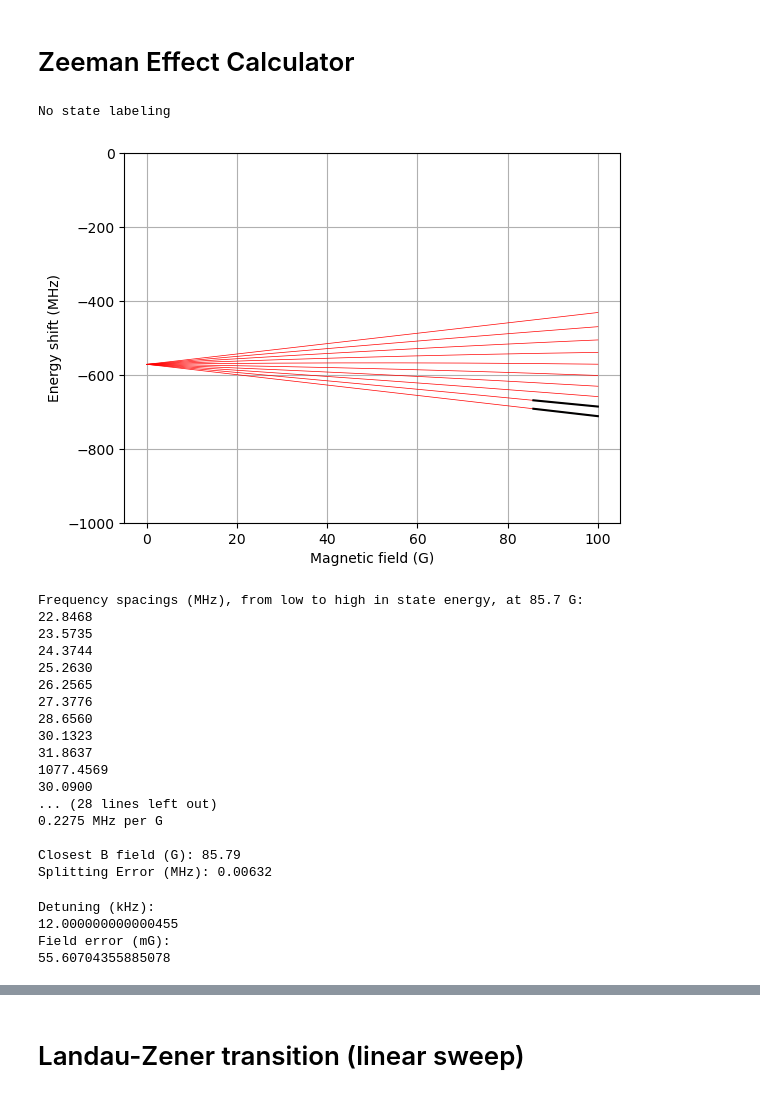
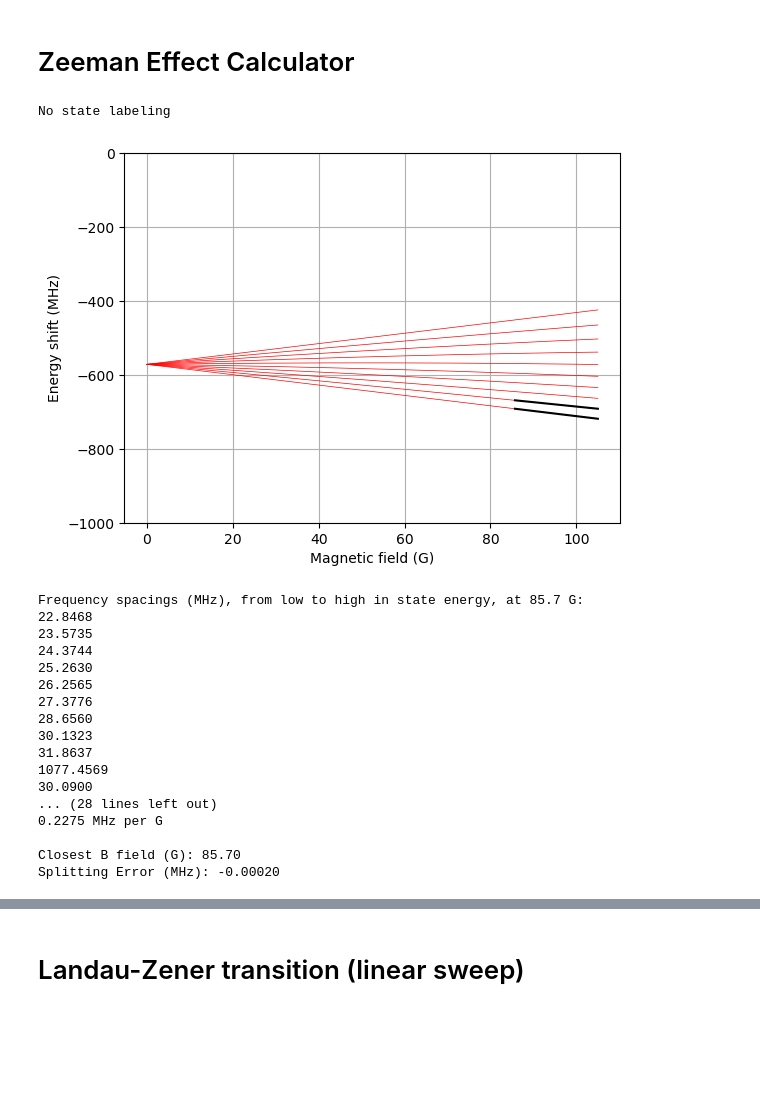
Before and after one commit to huanium/huanium, a Jupyter notebook: MIT_PhD/AMO_Calculator/AMO_Calculator.ipynb, the cells around one changed output, grey strips where cells are left out. Drawn from its saved outputs; the diff is of its cells as text; code cells hidden in the pictures; blank space fills up the shorter version.

```diff
--- a/MIT_PhD/AMO_Calculator/AMO_Calculator.ipynb
+++ b/MIT_PhD/AMO_Calculator/AMO_Calculator.ipynb
@@ -1900,34 +1913,0 @@ plt.show()
-# %%
-# setup all data needed for calculations:
-rmin = 2.0
-rmax = 50.0
-rpoints = 100000
-r = np.linspace(rmin, rmax, rpoints)
-j = 0
-mass_scaled = True
-if mass_scaled:
-    cst = (2 * muNa40K / hbar**2)*u * (hbar*2*np.pi) * c * 100 * 1e-20 # in cm-1 to unitless (1e-20 due to r in Angstrom)
-else:
-    cst = (2 * muNa39K / hbar**2)*u * (hbar*2*np.pi) * c * 100 * 1e-20 # in cm-1 to unitless (1e-20 due to r in Angstrom)
-
-# generate all potentials
-Vr_X1SigmaPlus_array         = Vr_X1SigmaPlus(r, mass_scaled=mass_scaled, version='2019')
-Vr_a3SigmaPlus_array         = Vr_a3SigmaPlus(r, mass_scaled=mass_scaled, version='2019')
-Vr_B1Pi_array                = Vr_B1Pi(r,        mass_scaled=mass_scaled, no_kink=True)
-Vr_c3SigmaPlus_array         = Vr_c3SigmaPlus(r, mass_scaled=mass_scaled)
-Vr_b3Pi_array                = Vr_b3Pi(r,        mass_scaled=mass_scaled)
-Vr_A1SigmaPlus_array         = Vr_A1SigmaPlus(r, mass_scaled=mass_scaled)
-
-# use WKB to estimate spectrum and get E_guess
-X1SP_WKB_energy = WKB_energy(r, Vr_X1SigmaPlus_array, v=np.linspace(0,v_max_X1SigmaPlus+1,v_max_X1SigmaPlus+2), cst = cst)
-a3SP_WKB_energy = WKB_energy(r, Vr_a3SigmaPlus_array, v=np.linspace(0,v_max_a3SigmaPlus+1,v_max_a3SigmaPlus+2), cst = cst)
-c3SP_WKB_energy = WKB_energy(r, Vr_c3SigmaPlus_array, v=np.linspace(0,v_max_c3SigmaPlus+1,v_max_c3SigmaPlus+2), cst = cst)
-B1Pi_WKB_energy = WKB_energy(r, Vr_B1Pi_array,        v=np.linspace(0,v_max_B1Pi+1,v_max_B1Pi+2), cst = cst)
-
-# list of vibrational levels for each potential:
-vs_X1SP = np.linspace(0,v_max_X1SigmaPlus+1,v_max_X1SigmaPlus+2).astype(int)
-vs_a3SP = np.linspace(0,v_max_a3SigmaPlus+1,v_max_a3SigmaPlus+2).astype(int)
-vs_B1Pi = np.linspace(0,v_max_B1Pi+1,v_max_B1Pi+2).astype(int)
-vs_c3SP = np.linspace(0,v_max_c3SigmaPlus+1,v_max_c3SigmaPlus+2).astype(int)
-vs_b3Pi = np.linspace(0,v_max_b3Pi+1,v_max_b3Pi+2).astype(int)
-vs_A1SP = np.linspace(0,v_max_A1SigmaPlus+1,v_max_A1SigmaPlus+2).astype(int)
@@ -3999,27 +3950,27 @@ def zeeman_splitting_calculator(J, I, gI, L, S, B_main, B_start, B_end, num_B, A
 # %%
 # Zeeman calculator cell
 B_start = 0
-B_end = 100
+B_end = 105
 B_main = 85.7 # G
-num_B = 1000
+num_B = 10000
 
 # Careful what you type in here!
 Ahf = K40Ahf_s12
 Bhf = K40Bhf_s12
 L = 0
 S = 1/2
 J = 1/2
 I = K40I
 gI = K40gI
 
 zeeman_splitting_calculator(J, I, gI, L, S, B_main, B_start, B_end, num_B, Ahf, Bhf,
                             plotting = True, highlight_HF_states = [1,2], plot_range = [-1000,0],
                             single_B_field_calc_mode = True, print_field_sensitivity_between = [1,2],
-                            search_mode = True, splitting = 22.860, splitting_between_states = [1,2],
+                            search_mode = True, splitting = 22.847, splitting_between_states = [1,2],
                             labeling_mode='none')
 # %% [output]
 No state labeling
-[figure, old version]
+[figure, new version]
 Frequency spacings (MHz), from low to high in state energy, at 85.7 G:
 22.8468
 23.5735
@@ -4035,18 +3986,5 @@ Frequency spacings (MHz), from low to high in state energy, at 85.7 G:
 ... (28 lines left out)
 0.2275 MHz per G
 
-Closest B field (G): 85.79
-Splitting Error (MHz): 0.00632
+Closest B field (G): 85.70
+Splitting Error (MHz): -0.00020
-# %%
-# on Jun 21, 2023, we found the resonance to be at 26.249 MHz
-print('Detuning (kHz): ')
-print((26.249 - 26.2370)*1e3)
-
-# how much are we off by, field wise?
-print('Field error (mG):')
-print((12 / 215.8)*1e3)
-# %% [output]
-Detuning (kHz):
-12.000000000000455
-Field error (mG):
-55.60704355885078
```
Also changed, not shown: parts of 21 cells of this notebook, 2 other files.
